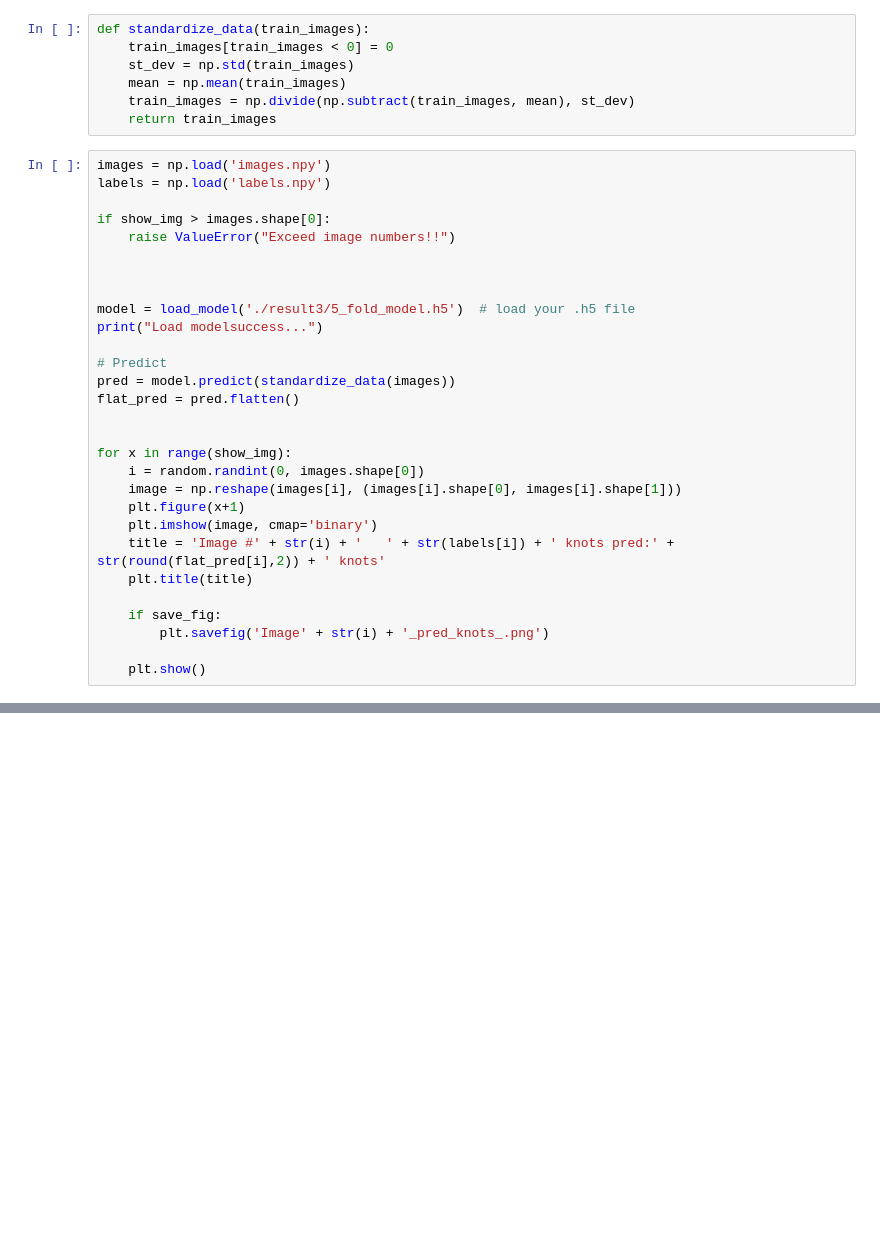
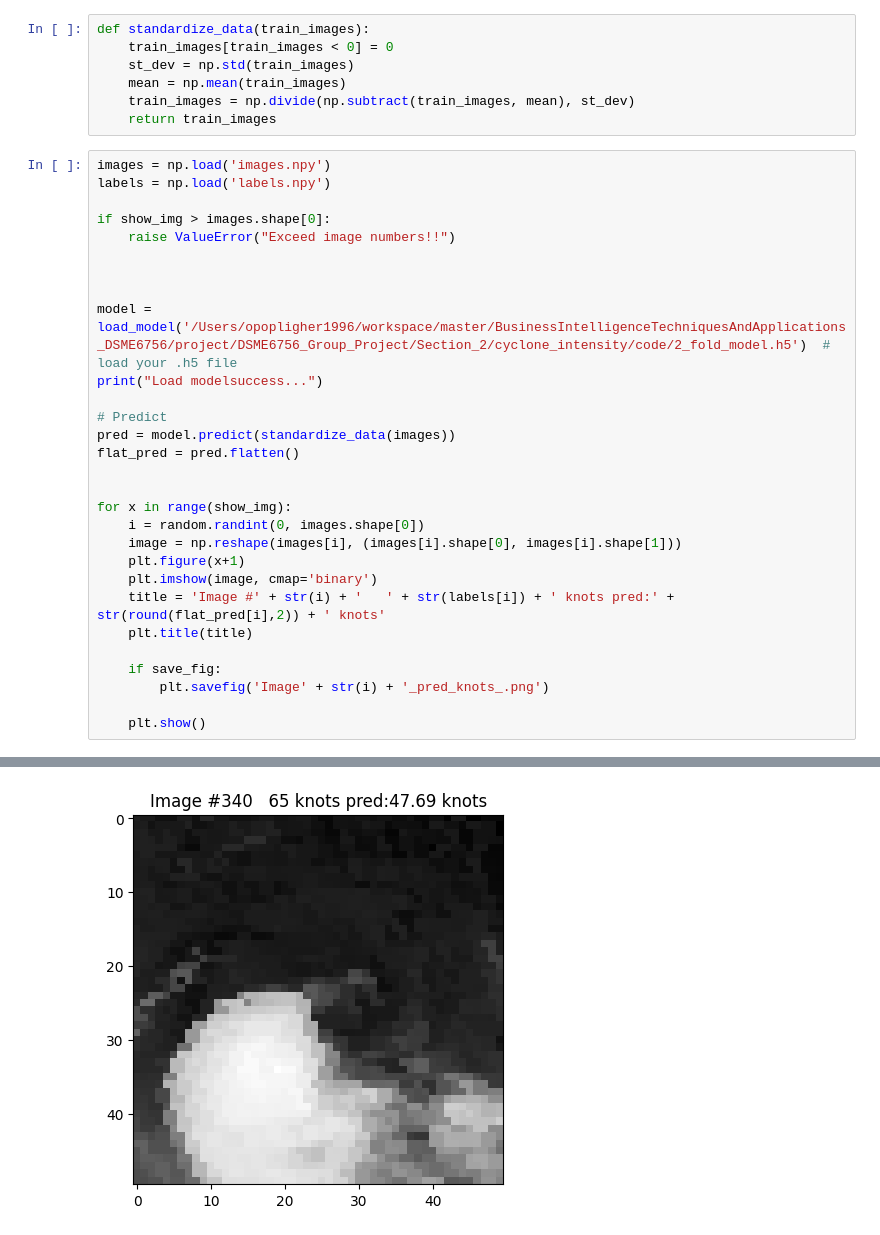
Before and after one commit to opopligher1996/DSME6756_Group_Project, a Jupyter notebook: Section_2/cyclone_intensity/code/Step_5_View_pred_images.ipynb, the cells around one changed output, grey strips where cells are left out. Drawn from its saved outputs; the diff is of its cells as text; blank space fills up the shorter version.

```diff
--- a/Section_2/cyclone_intensity/code/Step_5_View_pred_images.ipynb
+++ b/Section_2/cyclone_intensity/code/Step_5_View_pred_images.ipynb
@@ -22,7 +22,7 @@ if show_img > images.shape[0]:
 
 
 
-model = load_model('./result3/5_fold_model.h5')  # load your .h5 file
+model = load_model('/Users/opopligher1996/workspace/master/BusinessIntelligenceTechniquesAndApplications_DSME6756/project/DSME6756_Group_Project/Section_2/cyclone_intensity/code/2_fold_model.h5')  # load your .h5 file
 print("Load modelsuccess...")
 
 # Predict
@@ -42,3 +42,4 @@ for x in range(show_img):
         plt.savefig('Image' + str(i) + '_pred_knots_.png')
 
     plt.show()
+# %% [output]
@@ -44,0 +48 @@ for x in range(show_img):
+[figure, added]
```
Also changed, not shown: parts of 1 cell of this notebook, 7 other files.
